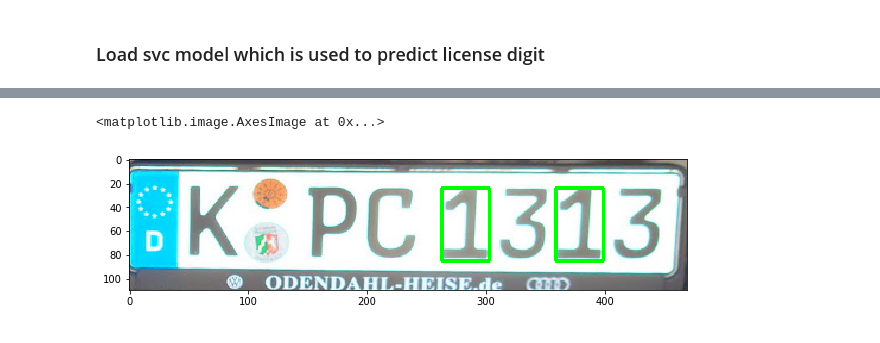
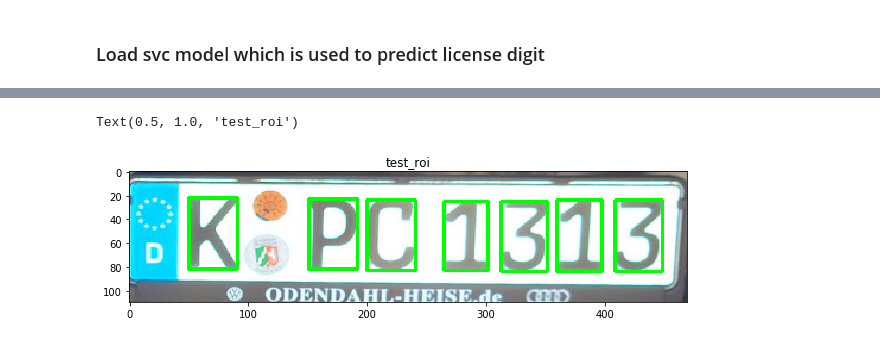
Before and after one commit to quangnhat185/Machine_learning_projects, a Jupyter notebook: License_Plate_Detection_and_Recognition/Car_plate_detection_and_recognition.ipynb, the cells around one changed output, grey strips where cells are left out. Saved outputs shown, nothing was run; the diff lists cells and outputs as text; code cells hidden in the pictures.

Commit message:
Update License plate

```diff
--- a/License_Plate_Detection_and_Recognition/Car_plate_detection_and_recognition.ipynb
+++ b/License_Plate_Detection_and_Recognition/Car_plate_detection_and_recognition.ipynb
@@ -58,20 +58,24 @@ if (len(LpImg)):
 
     # convert to grayscale
     gray = cv2.cvtColor(plate_image, cv2.COLOR_BGR2GRAY)
-
+    blur = cv2.GaussianBlur(gray,(9,9),0)
 
     # Applied inversed thresh_binary
-    binary = cv2.threshold(gray, 220, 255,
-                         cv2.THRESH_BINARY_INV)[1]
+    binary = cv2.threshold(blur, 250, 255,
+                         cv2.THRESH_BINARY_INV + cv2.THRESH_OTSU)[1]
 
     # plot images
     w,h = 15,5
     fig = plt.figure(figsize=(w,h))
-    fig.add_subplot(1,2,1)
+    fig.add_subplot(1,3,1)
     plt.imshow(plate_image)
     plt.title('plate_image')
 
-    fig.add_subplot(1,2,2)
+    fig.add_subplot(1,3,2)
     plt.imshow(binary,cmap='gray')
     plt.title('binary_image')
+
+    fig.add_subplot(1,3,3)
+    plt.imshow(roi,cmap='gray')
+    plt.title('roi')
 # %% [output]
@@ -95,30 +100,34 @@ def sort_contours(cnts):
 # %%
 kernel3 = cv2.getStructuringElement(cv2.MORPH_RECT, (3, 3))
 thre_mor = cv2.morphologyEx(binary, cv2.MORPH_DILATE, kernel3)
-cont, _  = cv2.findContours(thre_mor, cv2.RETR_LIST, cv2.CHAIN_APPROX_SIMPLE)
+#cont, _  = cv2.findContours(thre_mor, cv2.RETR_LIST, cv2.CHAIN_APPROX_SIMPLE)
+cont, _  = cv2.findContours(thre_mor, cv2.RETR_EXTERNAL, cv2.CHAIN_APPROX_SIMPLE)
 
 digit_w = 30
 digit_h = 60
 
 plate_info = ""
 
-plt.figure(figsize=(10,5))
+# crop
+test_roi = roi.copy()
+crop_digits = []
 
 for c in sort_contours(cont):
     (x, y, w, h) = cv2.boundingRect(c)
     ratio = h/w
-    if 1.5<=ratio<=3.5: # Chon cac contour dam bao ve ratio w/h
-        if h/roi.shape[0]>=0.5: # Chon cac contour cao tu 60% bien so tro len
+    if 1<=ratio<=3.5: # Only select contour with defined ratio
+        if h/roi.shape[0]>=0.5: # Select contour which has the height larger than 50% of the plate
+            # Draw bounding box arroung digit number
+            cv2.rectangle(test_roi, (x, y), (x + w, y + h), (0, 255,0), 2)
 
-            # Ve khung chu nhat quanh so
-            cv2.rectangle(roi, (x, y), (x + w, y + h), (0, 255, 0), 2)
-
-            # Tach so va predict
+            # Sperate number and gibe prediction
             curr_num = thre_mor[y:y+h,x:x+w]
             curr_num = cv2.resize(curr_num, dsize=(digit_w, digit_h))
-            _, curr_num = cv2.threshold(curr_num, 30, 255, cv2.THRESH_BINARY)
-            #curr_num = np.array(curr_num,dtype=np.float32)
-            #curr_num = curr_num.reshape(-1, digit_w * digit_h)
+            _, curr_num = cv2.threshold(curr_num, 220, 255, cv2.THRESH_BINARY + cv2.THRESH_OTSU)
+            crop_digits.append(curr_num)
 
-plt.imshow(roi)
+plt.figure(figsize=(10,5))
+plt.imshow(test_roi)
+plt.title('test_roi')
+#plt.savefig('grab_digit_contour.png',dpi=300)
 # %% [output]
@@ -126,2 +135,2 @@ W0102 01:11:19.685896  9468 image.py:700] Clipping input data to the valid range
-<matplotlib.image.AxesImage at 0x...>
+Text(0.5, 1.0, 'test_roi')
-[figure, old version]
+[figure, new version]
```
Also changed, not shown: parts of 7 cells of this notebook, 9 other files.
